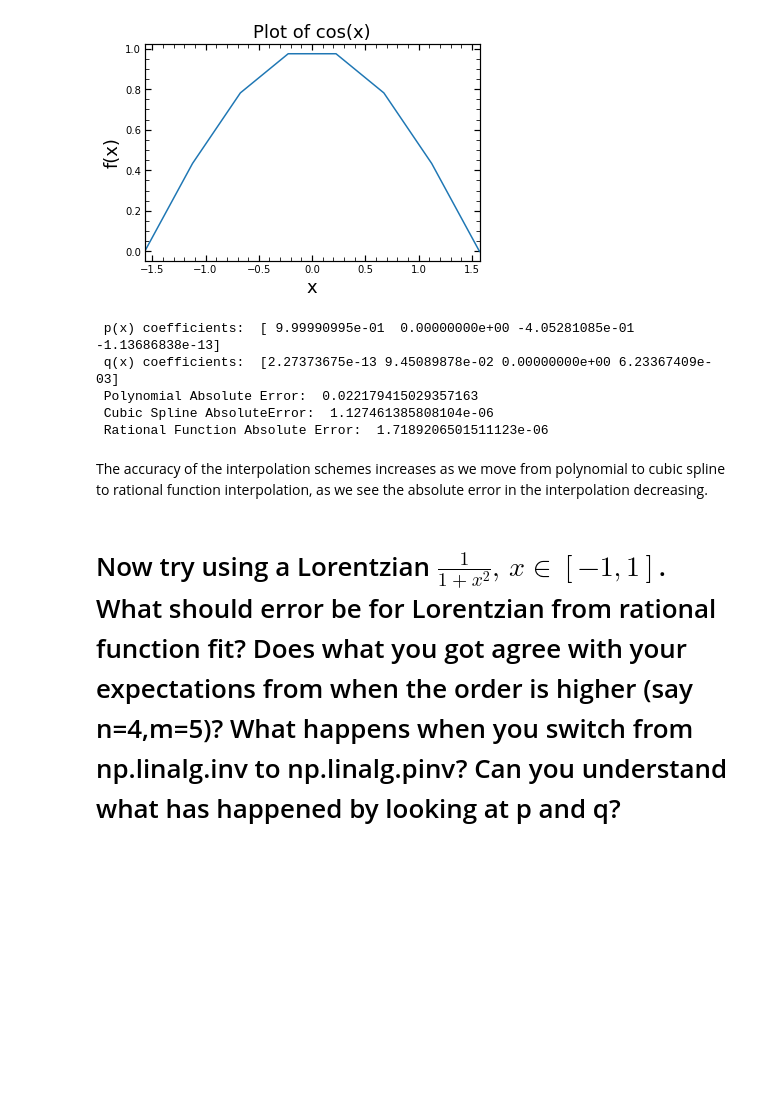
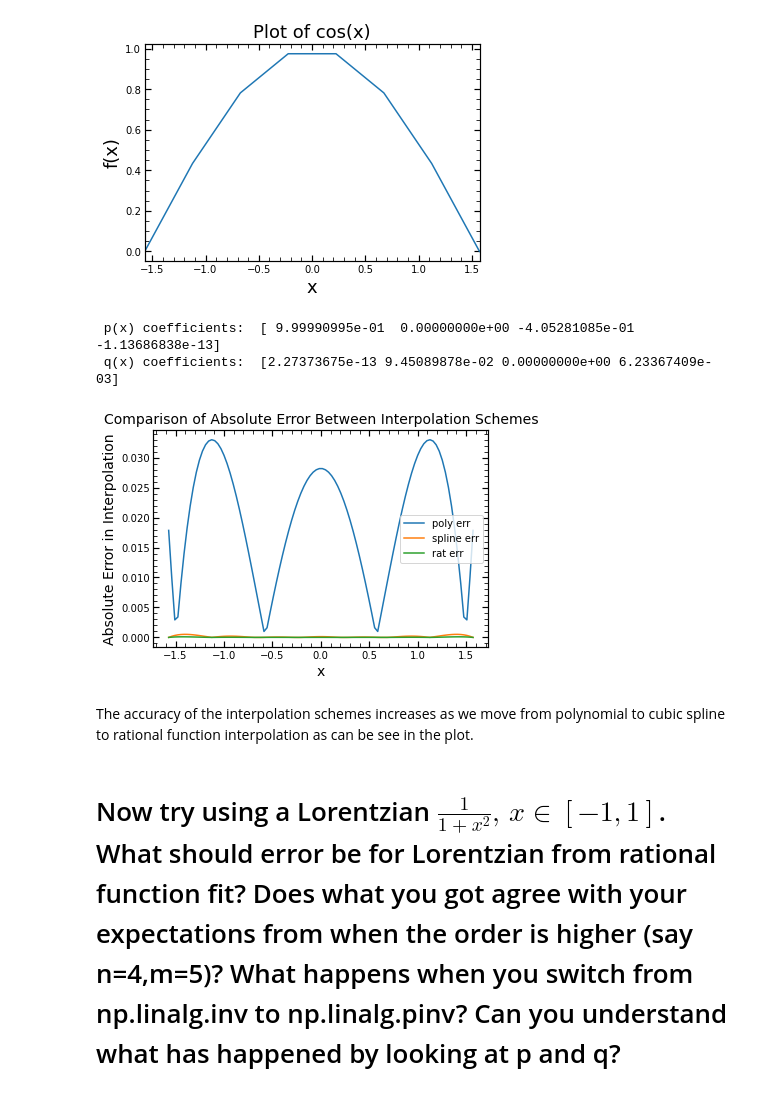
Before and after one commit to kenj19/PHYS512, a Jupyter notebook: ps1.ipynb, the cells around one changed output. Saved outputs shown, nothing was run; the diff lists cells and outputs as text; code cells hidden in the pictures; blank space fills up the shorter version.

Commit message:
Added some plots

```diff
--- a/ps1.ipynb
+++ b/ps1.ipynb
@@ -290,35 +304,35 @@ def interpolation_three_ways(x, y, n_poly_fit, n_m_rat_fit, interp_pts, pinv=Fal
     rat_interp = top/bot
 
     return  poly_interp, spline_interp, rat_interp # three different interpolation scheme results
-# %%
-# We can evaluate the absolute error from each interpolation (take polynomial order = 2 for parabola)
-# Need to specify a order of p(x), q(x) -> (n,m), where n+m-1 = npt1, arbitrarily we choose n=4,m=5 given npt=8
-
-x_interp = 0.25 # point to interpolate at
-cos_polynomial_interp, cos_cubic_spline_interp, cos_rat_func_interp = interpolation_three_ways(x1,y1,2,[4,5],
-                                                                                               x_interp)
-cos_true_val = np.cos(x_interp)
-
-# Evaluating absolute error in interpolation scheme
-
-cos_err_poly_interp = np.abs(cos_polynomial_interp - cos_true_val)
-cos_err_spline_interp = np.abs(cos_cubic_spline_interp - cos_true_val)
-cos_err_rat_interp = np.abs(cos_rat_func_interp - cos_true_val)
-
-print(' Polynomial Absolute Error: ',
-      cos_err_poly_interp, '\n',
-      'Cubic Spline AbsoluteError: ',
-      cos_err_spline_interp, '\n',
-      'Rational Function Absolute Error: ',
-      cos_err_rat_interp)
-# %% [output]
- p(x) coefficients:  [ 9.99990995e-01  0.00000000e+00 -4.05281085e-01 -1.13686838e-13]
- q(x) coefficients:  [2.27373675e-13 9.45089878e-02 0.00000000e+00 6.23367409e-03]
- Polynomial Absolute Error:  0.022179415029357163
- Cubic Spline AbsoluteError:  1.127461385808104e-06
- Rational Function Absolute Error:  1.7189206501511123e-06
+# %%
+# We can evaluate the absolute error from each interpolation (take polynomial order = 2 for parabola)
+# Need to specify a order of p(x), q(x) -> (n,m), where n+m-1 = npt1, arbitrarily we choose n=4,m=5 given npt=8
+
+x_range_interp = np.linspace(-1*np.pi/2, np.pi/2, 100) # range to interpolate at
+
+cos_polynomial_interp, cos_cubic_spline_interp, cos_rat_func_interp = interpolation_three_ways(x1,y1,2,[4,5],
+                                                                                               x_range_interp)
+cos_true_val = np.cos(x_range_interp)
+
+# Evaluating absolute error in interpolation schemes
+
+cos_err_poly_interp = np.abs(cos_polynomial_interp - cos_true_val)
+cos_err_spline_interp = np.abs(cos_cubic_spline_interp - cos_true_val)
+cos_err_rat_interp = np.abs(cos_rat_func_interp - cos_true_val)
+
+plt.plot(x_range_interp, cos_err_poly_interp, label='poly err')
+plt.plot(x_range_interp, cos_err_spline_interp, label ='spline err')
+plt.plot(x_range_interp, cos_err_rat_interp, label='rat err')
+plt.legend()
+plt.ylabel('Absolute Error in Interpolation', fontsize=14)
+plt.xlabel('x', fontsize=14)
+plt.title('Comparison of Absolute Error Between Interpolation Schemes', fontsize=14);
+# %% [output]
+ p(x) coefficients:  [ 9.99990995e-01  0.00000000e+00 -4.05281085e-01 -1.13686838e-13]
+ q(x) coefficients:  [2.27373675e-13 9.45089878e-02 0.00000000e+00 6.23367409e-03]
+[figure, added]
 # %% [markdown]
-The accuracy of the interpolation schemes increases as we move from polynomial to cubic spline to rational function interpolation, as we see the absolute error in the interpolation decreasing.
+The accuracy of the interpolation schemes increases as we move from polynomial to cubic spline to rational function interpolation as can be see in the plot.
 # %% [markdown]
 # Now try using a Lorentzian $\frac{1}{1+x^2}, \, x \in [-1,1]$. What should error be for Lorentzian from rational function fit? Does what you got agree with your expectations from when the order is higher (say n=4,m=5)? What happens when you switch from np.linalg.inv to np.linalg.pinv? Can you understand what has happened by looking at p and q?
 # %%
```
Also changed, not shown: parts of 11 cells of this notebook.
